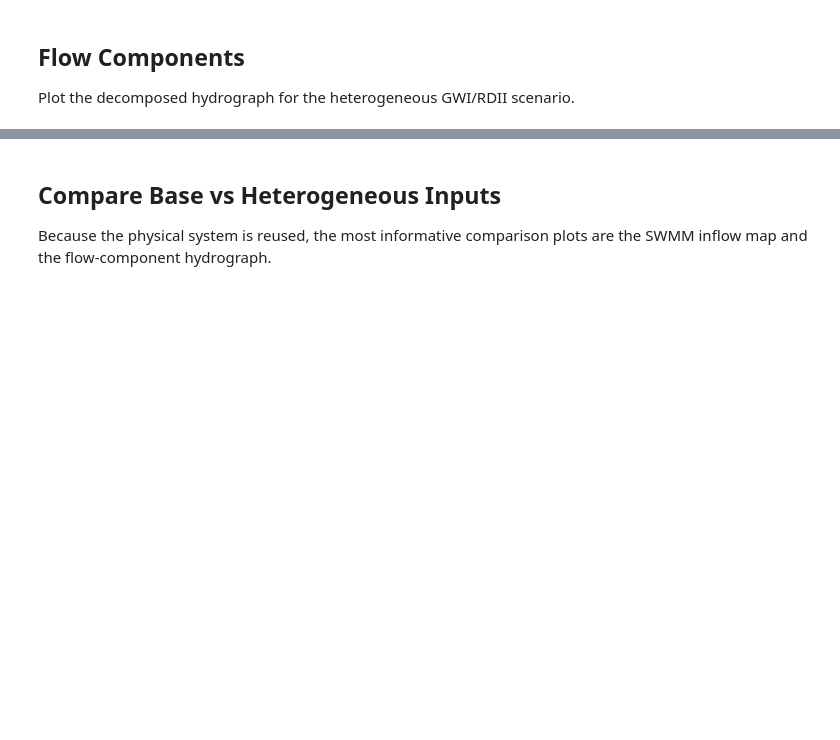
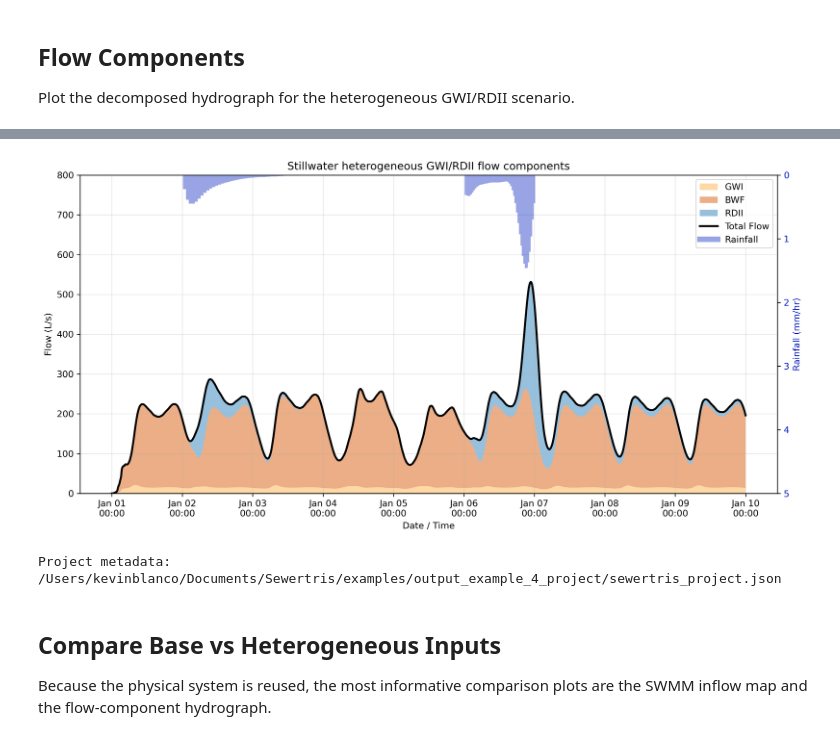
Before and after one commit to Perez-HydroSystems/SewerTris, a Jupyter notebook: Examples/example_04_Stillwater_GWI_RDII_heterogeneity_sewertris_project.ipynb, the cells around one changed output, grey strips where cells are left out. Saved outputs shown, nothing was run; the diff lists cells and outputs as text; code cells hidden in the pictures; blank space fills up the shorter version.

```diff
--- a/Examples/example_04_Stillwater_GWI_RDII_heterogeneity_sewertris_project.ipynb
+++ b/Examples/example_04_Stillwater_GWI_RDII_heterogeneity_sewertris_project.ipynb
@@ -87,7 +87,7 @@ heterogeneity_changes = {
         "rdii_to_imperv_scale": (0.0, 100.0)
     },
     "rdii": {
-        "infiltration_params": (15, 0.5, 7, "", ""),
+        "infiltration_params": (40, 0.5, 7, "", ""),
         "width": 100,
         "slope": 0.005,
         "curblen": 0,
@@ -303,3 +176,79 @@ Project metadata: /Users/kevinblanco/Documents/Sewertris/examples/output_example
+# %%
+options = base_project.step_parameters("10_dynamic_flow_input_definition_base_model").get("options_dict", {})
+start = f"{options.get('START_DATE', '01/01/1990')} {options.get('START_TIME', '00:00:00')}"
+end = f"{options.get('END_DATE', '01/10/1990')} {options.get('END_TIME', '00:00:00')}"
+
+rainfall_data=[
+    ('1/2/2025', '00:00', 0.0), ('1/2/2025', '00:30', 0.2205), ('1/2/2025', '01:00', 0.2205),
+    ('1/2/2025', '01:30', 0.3855), ('1/2/2025', '02:00', 0.3855), ('1/2/2025', '02:30', 0.447),
+    ('1/2/2025', '03:00', 0.447), ('1/2/2025', '03:30', 0.447), ('1/2/2025', '04:00', 0.447),
+    ('1/2/2025', '04:30', 0.4155), ('1/2/2025', '05:00', 0.4155), ('1/2/2025', '05:30', 0.3705),
+    ('1/2/2025', '06:00', 0.3705), ('1/2/2025', '06:30', 0.3235), ('1/2/2025', '07:00', 0.3235),
+    ('1/2/2025', '07:30', 0.2795), ('1/2/2025', '08:00', 0.2795), ('1/2/2025', '08:30', 0.242),
+    ('1/2/2025', '09:00', 0.242), ('1/2/2025', '09:30', 0.211), ('1/2/2025', '10:00', 0.211),
+    ('1/2/2025', '10:30', 0.186), ('1/2/2025', '11:00', 0.186), ('1/2/2025', '11:30', 0.1655),
+    ('1/2/2025', '12:00', 0.1655), ('1/2/2025', '12:30', 0.148), ('1/2/2025', '13:00', 0.148),
+    ('1/2/2025', '13:30', 0.133), ('1/2/2025', '14:00', 0.133), ('1/2/2025', '14:30', 0.12),
+    ('1/2/2025', '15:00', 0.12), ('1/2/2025', '15:30', 0.1075), ('1/2/2025', '16:00', 0.1075),
+    ('1/2/2025', '16:30', 0.0955), ('1/2/2025', '17:00', 0.0955), ('1/2/2025', '17:30', 0.085),
+    ('1/2/2025', '18:00', 0.085), ('1/2/2025', '18:30', 0.0745), ('1/2/2025', '19:00', 0.0745),
+    ('1/2/2025', '19:30', 0.0655), ('1/2/2025', '20:00', 0.0655), ('1/2/2025', '20:30', 0.0575),
+    ('1/2/2025', '21:00', 0.0575), ('1/2/2025', '21:30', 0.0505), ('1/2/2025', '22:00', 0.0505),
+    ('1/2/2025', '22:30', 0.045), ('1/2/2025', '23:00', 0.045), ('1/2/2025', '23:30', 0.0405),
+    ('1/3/2025', '00:00', 0.0405), ('1/3/2025', '00:30', 0.0365), ('1/3/2025', '01:00', 0.0365),
+    ('1/3/2025', '01:30', 0.034), ('1/3/2025', '02:00', 0.034), ('1/3/2025', '02:30', 0.031),
+    ('1/3/2025', '03:00', 0.031), ('1/3/2025', '03:30', 0.0295), ('1/3/2025', '04:00', 0.0295),
+    ('1/3/2025', '04:30', 0.027), ('1/3/2025', '05:00', 0.027), ('1/3/2025', '05:30', 0.025),
+    ('1/3/2025', '06:00', 0.025), ('1/3/2025', '06:30', 0.022), ('1/3/2025', '07:00', 0.022),
+    ('1/3/2025', '07:30', 0.0195), ('1/3/2025', '08:00', 0.0195), ('1/3/2025', '08:30', 0.0165),
+    ('1/3/2025', '09:00', 0.0165), ('1/3/2025', '09:30', 0.0135), ('1/3/2025', '10:00', 0.0135),
+    ('1/3/2025', '10:30', 0.01), ('1/3/2025', '11:00', 0.01), ('1/3/2025', '11:30', 0.0075),
+    ('1/3/2025', '12:00', 0.0075), ('1/3/2025', '12:30', 0.005), ('1/3/2025', '13:00', 0.005),
+    ('1/3/2025', '13:30', 0.003), ('1/3/2025', '14:00', 0.003), ('1/3/2025', '14:30', 0.002),
+    ('1/3/2025', '15:00', 0.002), ('1/3/2025', '15:30', 0.0005), ('1/3/2025', '16:00', 0.0005),
+    ('1/3/2025', '16:30', 0.0), ('1/3/2025', '17:00', 0.0), ('1/3/2025', '17:30', 0.0005),
+    ('1/3/2025', '18:00', 0.0005), ('1/3/2025', '18:30', 0.0), ('1/3/2025', '19:00', 0.0),
+    ('1/3/2025', '19:30', 0.0), ('1/3/2025', '20:00', 0.0), ('1/3/2025', '20:30', 0.0),
+    ('1/3/2025', '21:00', 0.0005), ('1/3/2025', '21:30', 0.0005), ('1/3/2025', '22:00', 0.0005),
+    ('1/3/2025', '22:30', 0.0005), ('1/3/2025', '23:00', 0.0), ('1/3/2025', '23:30', 0.0),
+    ('1/4/2025', '00:00', 0.0), ('1/4/2025', '00:30', 0.0), ('1/4/2025', '01:00', 0.0),
+    ('1/6/2025', '00:00', 0.0), ('1/6/2025', '00:30', 0.312), ('1/6/2025', '01:00', 0.32),
+    ('1/6/2025', '01:30', 0.33), ('1/6/2025', '02:00', 0.324), ('1/6/2025', '02:30', 0.302),
+    ('1/6/2025', '03:00', 0.27), ('1/6/2025', '03:30', 0.238), ('1/6/2025', '04:00', 0.208),
+    ('1/6/2025', '04:30', 0.184), ('1/6/2025', '05:00', 0.168), ('1/6/2025', '05:30', 0.154),
+    ('1/6/2025', '06:00', 0.148), ('1/6/2025', '06:30', 0.142), ('1/6/2025', '07:00', 0.136),
+    ('1/6/2025', '07:30', 0.132), ('1/6/2025', '08:00', 0.128), ('1/6/2025', '08:30', 0.122),
+    ('1/6/2025', '09:00', 0.12), ('1/6/2025', '09:30', 0.116), ('1/6/2025', '10:00', 0.114),
+    ('1/6/2025', '10:30', 0.116), ('1/6/2025', '11:00', 0.116), ('1/6/2025', '11:30', 0.114),
+    ('1/6/2025', '12:00', 0.116), ('1/6/2025', '12:30', 0.112), ('1/6/2025', '13:00', 0.11),
+    ('1/6/2025', '13:30', 0.104), ('1/6/2025', '14:00', 0.102), ('1/6/2025', '14:30', 0.1),
+    ('1/6/2025', '15:00', 0.11), ('1/6/2025', '15:30', 0.132), ('1/6/2025', '16:00', 0.172),
+    ('1/6/2025', '16:30', 0.236), ('1/6/2025', '17:00', 0.324), ('1/6/2025', '17:30', 0.442),
+    ('1/6/2025', '18:00', 0.586), ('1/6/2025', '18:30', 0.754), ('1/6/2025', '19:00', 0.93),
+    ('1/6/2025', '19:30', 1.11), ('1/6/2025', '20:00', 1.268), ('1/6/2025', '20:30', 1.392),
+    ('1/6/2025', '21:00', 1.46), ('1/6/2025', '21:30', 1.456), ('1/6/2025', '22:00', 1.37),
+    ('1/6/2025', '22:30', 1.202), ('1/6/2025', '23:00', 0.964), ('1/6/2025', '23:30', 0.694),
+    ('1/7/2025', '00:00', 0.44), ('1/7/2025', '00:30', 0.0), ('1/7/2025', '01:00', 0.0),
+]
+
+sp.plot_flow_components_v2(
+    df,
+    rain=rainfall_data,
+    start=start,
+    end=end,
+    title="Stillwater heterogeneous GWI/RDII flow components",
+    flow_units="L/s",
+    stack_components=True,
+    flow_min=0,
+    flow_max=800,
+    rain_min=0,
+    rain_max=5
+)
+project.save()
+print("Project metadata:", project.project_file)
+# %% [output]
+[figure, added]
+Project metadata: /Users/kevinblanco/Documents/Sewertris/examples/output_example_4_project/sewertris_project.json
 # %% [markdown]
 ## Compare Base vs Heterogeneous Inputs
 
```
Also changed, not shown: parts of 3 cells of this notebook, 10 other files.
